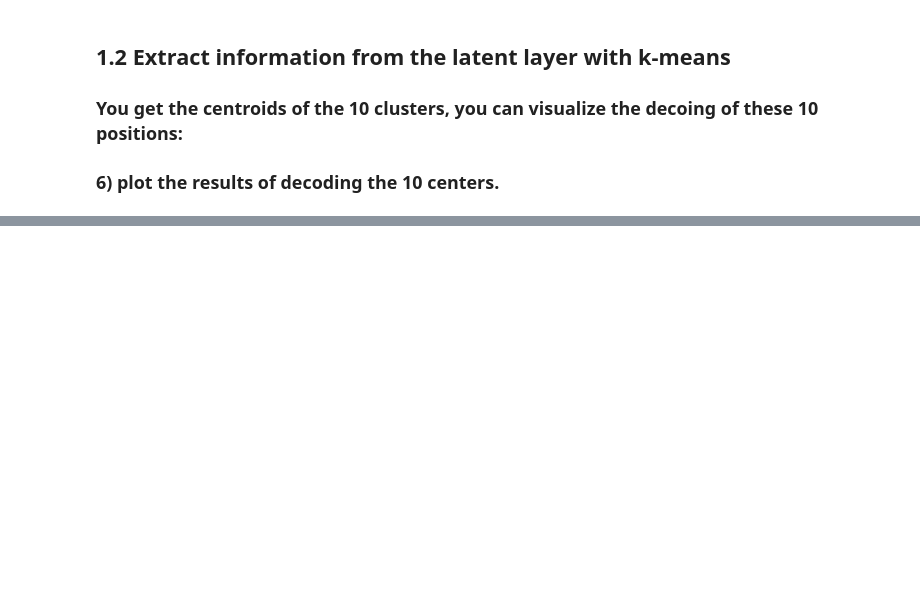
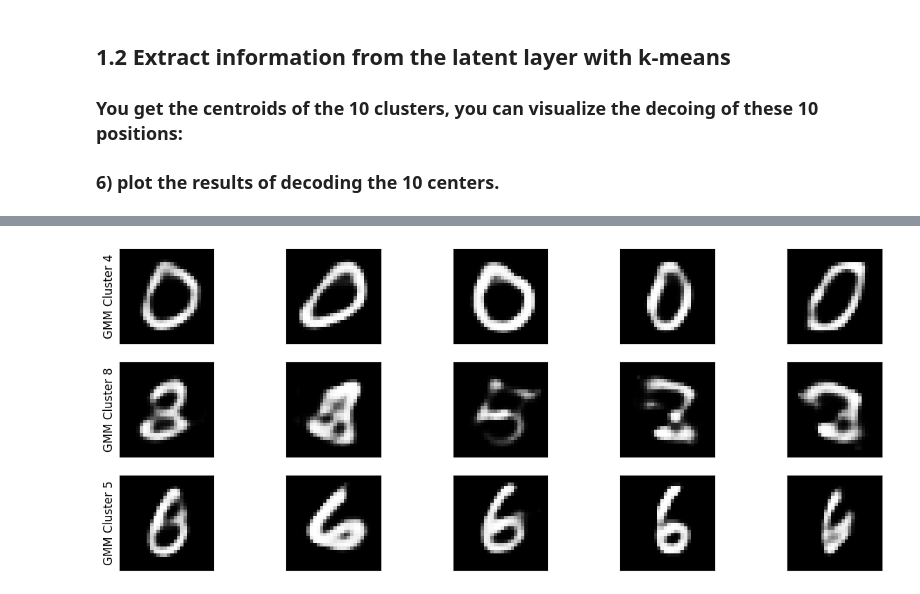
Before and after one commit to mazapataa/NNbasic, a Jupyter notebook: P5_Auto_Encoder_1.ipynb, the cells around one changed output, grey strips where cells are left out. Cells and saved outputs as stored; diff of their text form; code cells hidden in the pictures; blank space fills up the shorter version.

```diff
--- a/P5_Auto_Encoder_1.ipynb
+++ b/P5_Auto_Encoder_1.ipynb
@@ -286,0 +423,27 @@ import numpy as np
+# %%
+selected_clusters = [4, 8, 5] # Example clusters with high purity
+num_generated = 5
+
+plt.figure(figsize=(15, 6))
+plot_idx = 1
+
+for cluster_idx in selected_clusters:
+    mean = means[cluster_idx]
+    cov = covariances[cluster_idx]
+
+    for i in range(num_generated):
+        noisy_sample = np.random.multivariate_normal(mean, cov)
+
+        # Decode the sample
+        decoded_img = decoder.predict(noisy_sample.reshape(1, -1), verbose=0)
+
+        ax = plt.subplot(3, num_generated, plot_idx)
+        plt.imshow(decoded_img.reshape(28, 28), cmap='gray')
+
+        if i == 0:
+            plt.ylabel(f"GMM Cluster {cluster_idx}", fontsize=12)
+        ax.set_xticks([])
+        ax.set_yticks([])
+        plot_idx += 1
+# %% [output]
+[figure, added]
```
Also changed, not shown: parts of 30 cells of this notebook.
